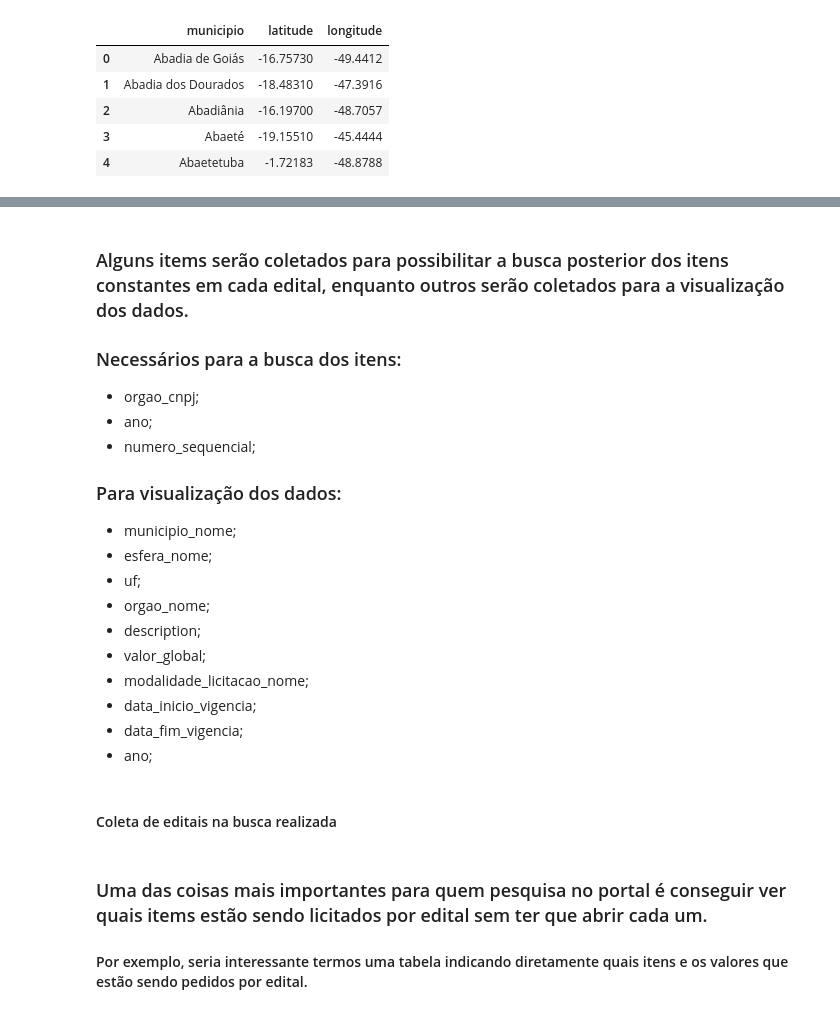
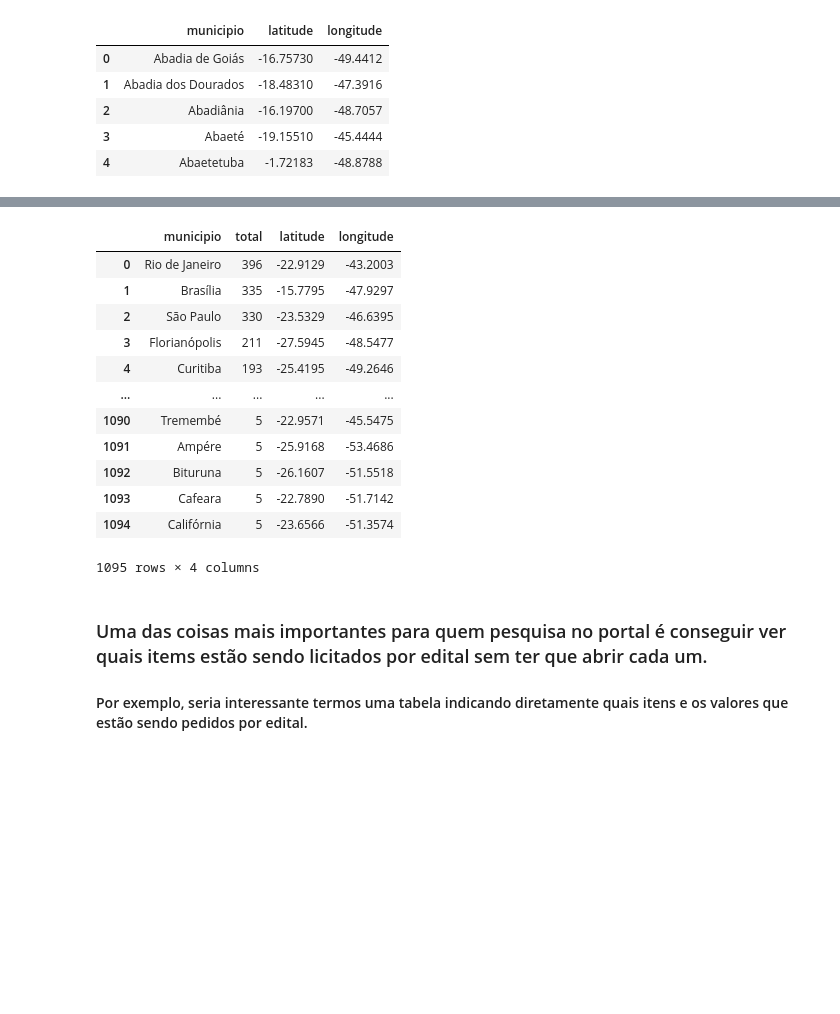
Before and after one commit to Tiago-Vitali/Scrap-PNCP, a Jupyter notebook: Scrap_PNCP_with_API.ipynb, the cells around one changed output, grey strips where cells are left out. Cells and saved outputs as stored; diff of their text form; code cells hidden in the pictures; blank space fills up the shorter version.

```diff
--- a/Scrap_PNCP_with_API.ipynb
+++ b/Scrap_PNCP_with_API.ipynb
@@ -10,0 +54,11 @@ import nest_asyncio
+# %%
+params = {
+    'tipos_documento': 'edital',
+    'ordenacao': '-data',
+    'pagina': '1',
+    'tam_pagina': '10',
+    'status': 'recebendo_proposta',
+}
+
+r = requests.get('https://pncp.gov.br/api/search/', params=params)
+data = r.json()
@@ -111,22 +114,0 @@ total_paginas
-# %% [markdown]
-### Alguns items serão coletados para possibilitar a busca posterior dos itens constantes em cada edital, enquanto outros serão coletados para a visualização dos dados.
-
-### Necessários para a busca dos itens:
-
-- orgao_cnpj;
-- ano;
-- numero_sequencial;
-### Para visualização dos dados:
-
-- municipio_nome;
-- esfera_nome;
-- uf;
-- orgao_nome;
-- description;
-- valor_global;
-- modalidade_licitacao_nome;
-- data_inicio_vigencia;
-- data_fim_vigencia;
-- ano;
-# %% [markdown]
-#### Coleta de editais na busca realizada
@@ -149,0 +115,18 @@ df_editais.head()
+# %%
+licit_municipios.rename(columns={'nome':'municipio'}, inplace=True)
+licit_municipios_lat_long = licit_municipios.merge(coordenadas, how='inner', on='municipio')
+licit_municipios_lat_long
+# %% [output]
+|  | municipio | total | latitude | longitude |
+| 0 | Rio de Janeiro | 396 | -22.9129 | -43.2003 |
+| 1 | Brasília | 335 | -15.7795 | -47.9297 |
+| 2 | São Paulo | 330 | -23.5329 | -46.6395 |
+| 3 | Florianópolis | 211 | -27.5945 | -48.5477 |
+| 4 | Curitiba | 193 | -25.4195 | -49.2646 |
+| ... | ... | ... | ... | ... |
+| 1090 | Tremembé | 5 | -22.9571 | -45.5475 |
+| 1091 | Ampére | 5 | -25.9168 | -53.4686 |
+| 1092 | Bituruna | 5 | -26.1607 | -51.5518 |
+| 1093 | Cafeara | 5 | -22.7890 | -51.7142 |
+| 1094 | Califórnia | 5 | -23.6566 | -51.3574 |
+1095 rows × 4 columns
```
Also changed, not shown: parts of 34 cells of this notebook.
